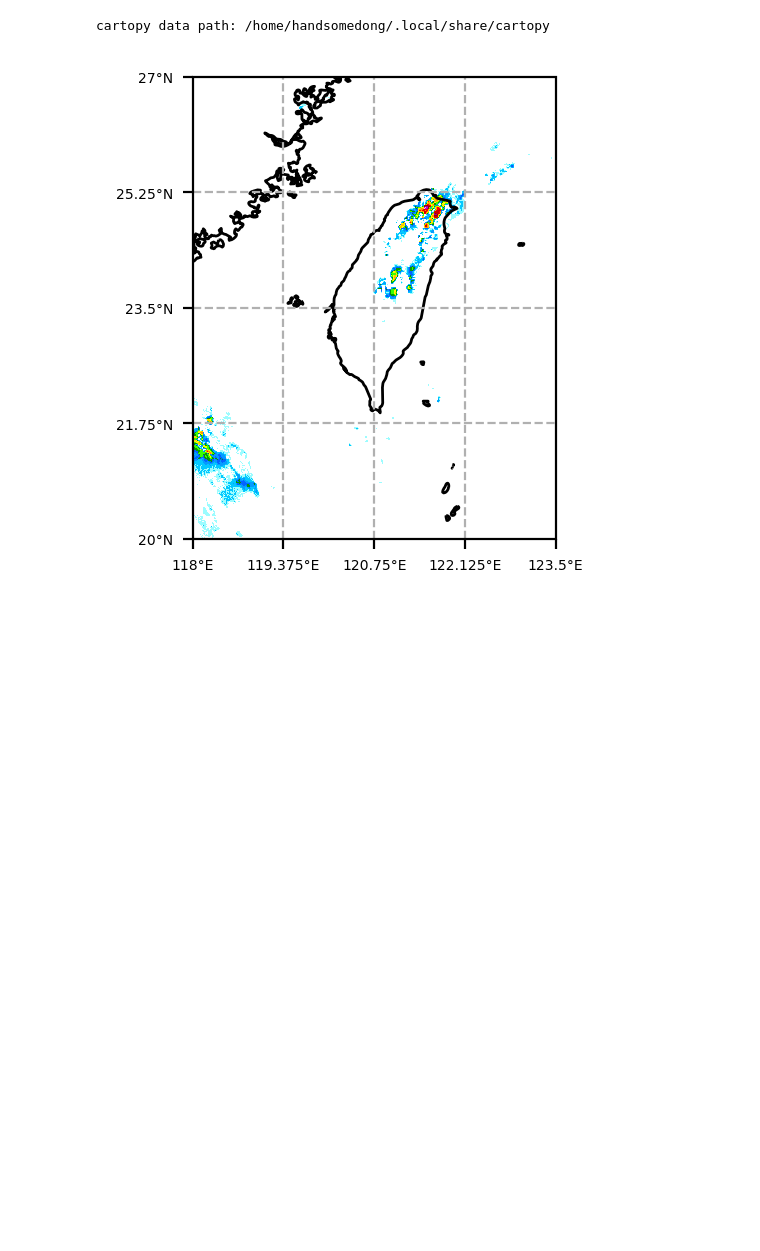
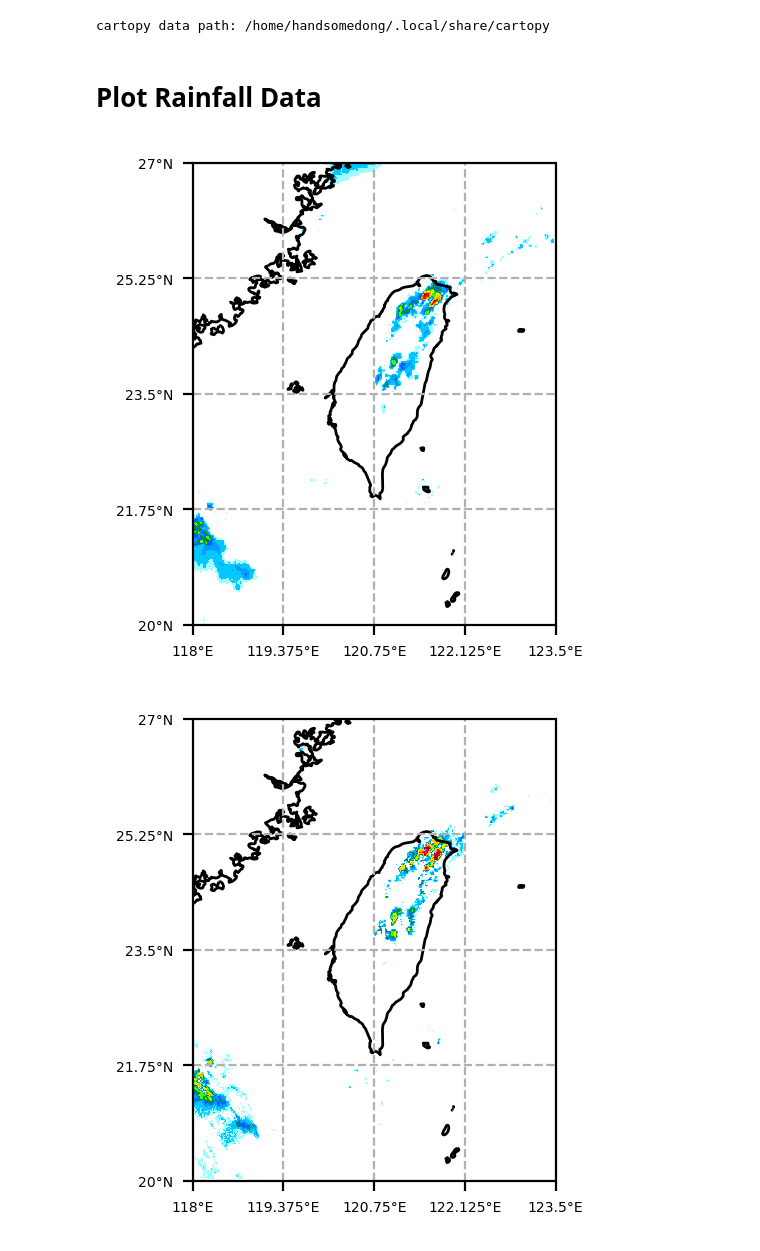
Before and after one commit to Chia-Tung/deepQPF_preparation, a Jupyter notebook: notebook/plot_figure.ipynb, the cells around one changed output. Drawn from its saved outputs; the diff is of its cells as text; code cells hidden in the pictures; blank space fills up the shorter version.

```diff
--- a/notebook/plot_figure.ipynb
+++ b/notebook/plot_figure.ipynb
@@ -13,6 +14,18 @@ from src.file_readers.netcdf_reader import NetcdfReader
 from src.plot_map import plot
 # %% [output]
 cartopy data path: /home/handsomedong/.local/share/cartopy
+# %% [markdown]
+# Plot Rainfall Data
+# %%
+file_path = '/bk2/handsomedong/deepQPF_DB/rain_accu_ten_min/2021/202106/20210604/20210604_0530.nc'
+file_reader = NetcdfReader()
+data = file_reader.read(file_path, 'qperr')
+lat = file_reader.read(file_path, 'lat')
+lon = file_reader.read(file_path, 'lon')
+
+plot(lon, lat, data, lon.min(), lon.max(), lat.min(), lat.max())
+# %% [output]
+[figure, added]
 # %%
 file_path = '/bk2/handsomedong/deepQPF_DB/rain_rate_ten_min_nc/2021/202106/20210604/20210604_0530.nc'
 file_reader = NetcdfReader()
```
Also changed, not shown: parts of 5 cells of this notebook, 10 other files.
